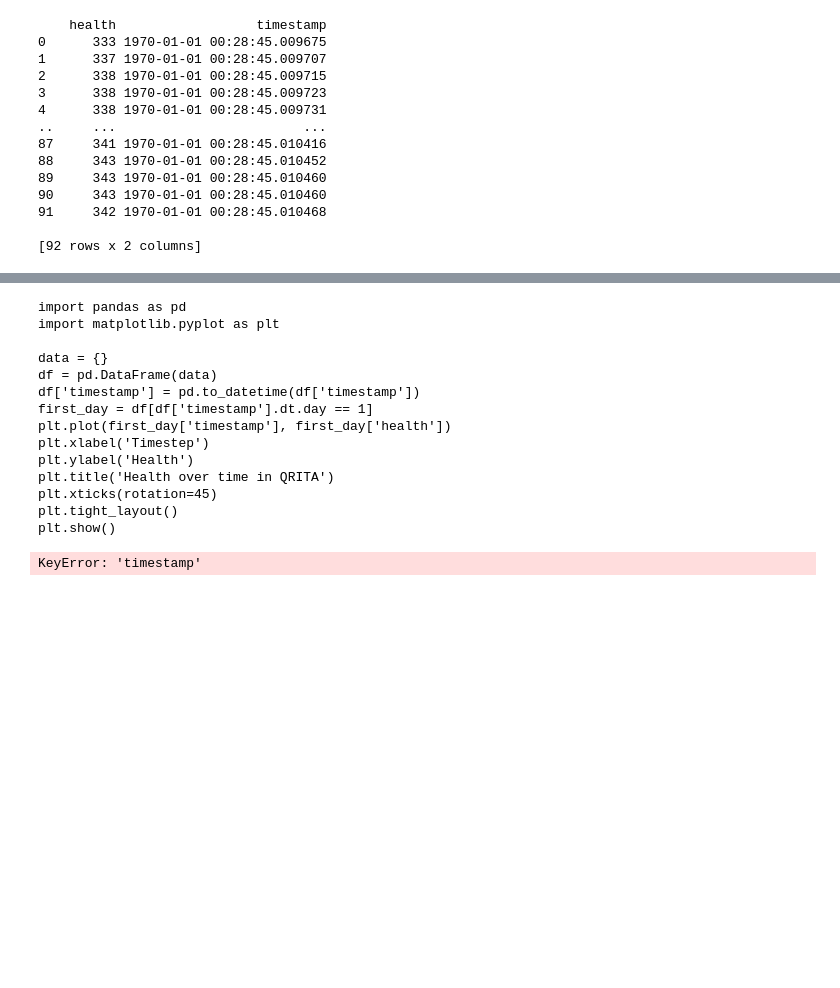
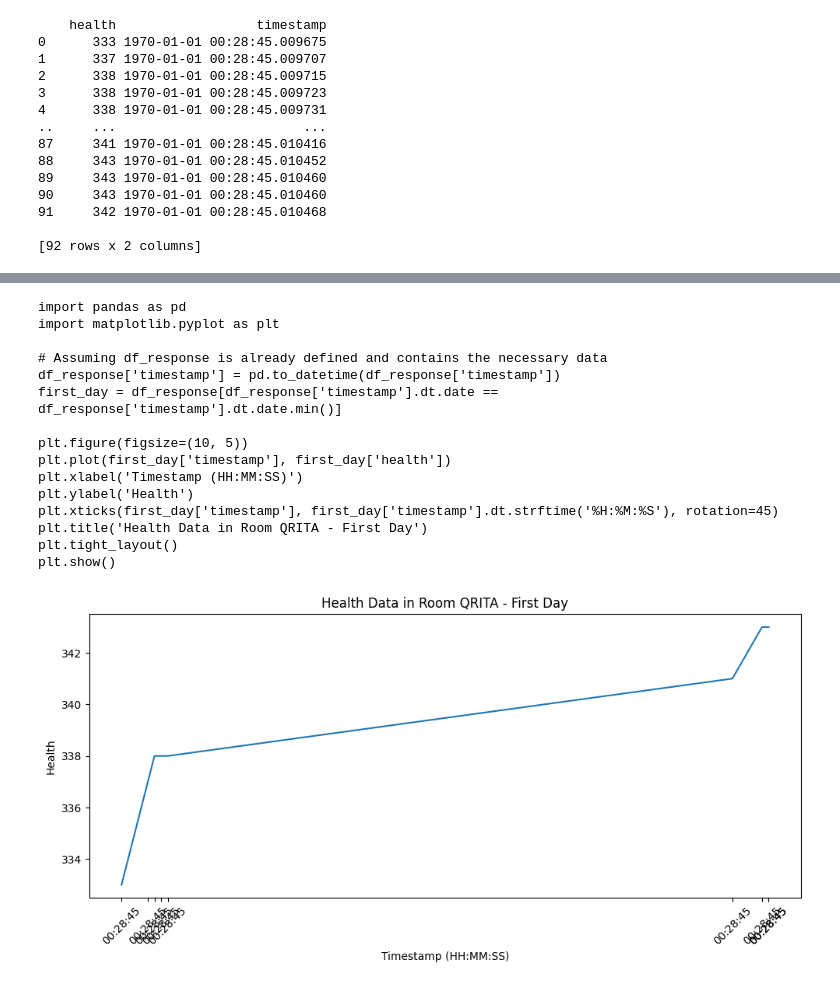
Before and after one commit to alessioborgi/CareConnect, a Jupyter notebook: RAG_Multi.ipynb, the cells around one changed output, grey strips where cells are left out. Drawn from its saved outputs; the diff is of its cells as text; code cells hidden in the pictures; blank space fills up the shorter version.

Commit message:
First Working Visualization

```diff
--- a/RAG_Multi.ipynb
+++ b/RAG_Multi.ipynb
@@ -311,13 +321,14 @@ Index
 # %%
 from openai import OpenAI
 client = OpenAI(api_key=oaikey)
-data = None
 chat_completion = client.chat.completions.create(
     model='gpt-4o-mini',
     messages=[{'role': 'user',
                'content': f'Here it is the user query: {query}.'
-               'Generate python code that prints a line chart of the full data. The chart should include timestep on the x axis and the other value on the y-axis'
-               #'Put a placeholder for the data variable like {df_response}.'
+               'Generate python code that prints a line chart of the full data. The chart should include timestamp on the x axis and the other value on the y-axis'
+               #'For the plotting, about the timestamp, take into consideration for the labels only the day, hours, minutes and seconds information.'
+               'For the data use the following dataframe: {df_response}.'
+               'The dataframe df_response only contains results about the room the user is interested in.'
                'Only print the python code. Do not include comments.'
                'Do not output any other text before or after the code.'}])
 # %% [output]
@@ -332,2 +338,2 @@ HTTP Request: POST https://api.openai.com/v1/chat/completions "HTTP/1.1 200 OK"
 # %%
-print(chat_completion.choices[0].message.content)
+code = chat_completion.choices[0].message.content[9:-3]
@@ -353,21 +340,22 @@ IndentationError: unexpected indent (1061049681.py, line 2)
 # %%
-print(new_code)
+print(code)
 # %% [output]
 import pandas as pd
 import matplotlib.pyplot as plt
 
-data = {}
-df = pd.DataFrame(data)
-df['timestamp'] = pd.to_datetime(df['timestamp'])
-first_day = df[df['timestamp'].dt.day == 1]
+# Assuming df_response is already defined and contains the necessary data
+df_response['timestamp'] = pd.to_datetime(df_response['timestamp'])
+first_day = df_response[df_response['timestamp'].dt.date == df_response['timestamp'].dt.date.min()]
+
+plt.figure(figsize=(10, 5))
 plt.plot(first_day['timestamp'], first_day['health'])
-plt.xlabel('Timestep')
+plt.xlabel('Timestamp (HH:MM:SS)')
 plt.ylabel('Health')
-plt.title('Health over time in QRITA')
-plt.xticks(rotation=45)
+plt.xticks(first_day['timestamp'], first_day['timestamp'].dt.strftime('%H:%M:%S'), rotation=45)
+plt.title('Health Data in Room QRITA - First Day')
 plt.tight_layout()
 plt.show()
 # %%
-exec(new_code)
+exec(code)
 # %% [output]
-KeyError: 'timestamp'
+[figure, added]
```
Also changed, not shown: parts of 7 cells of this notebook.
